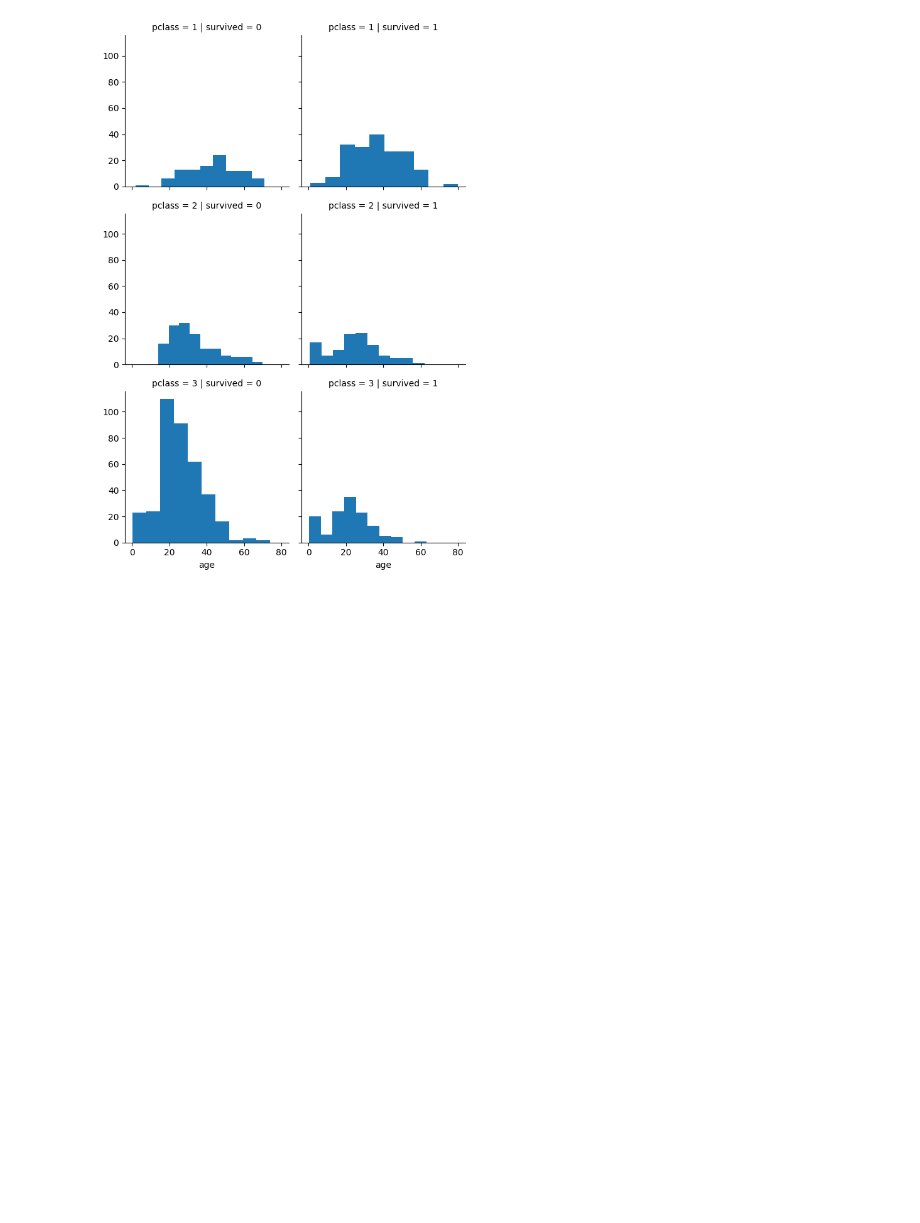
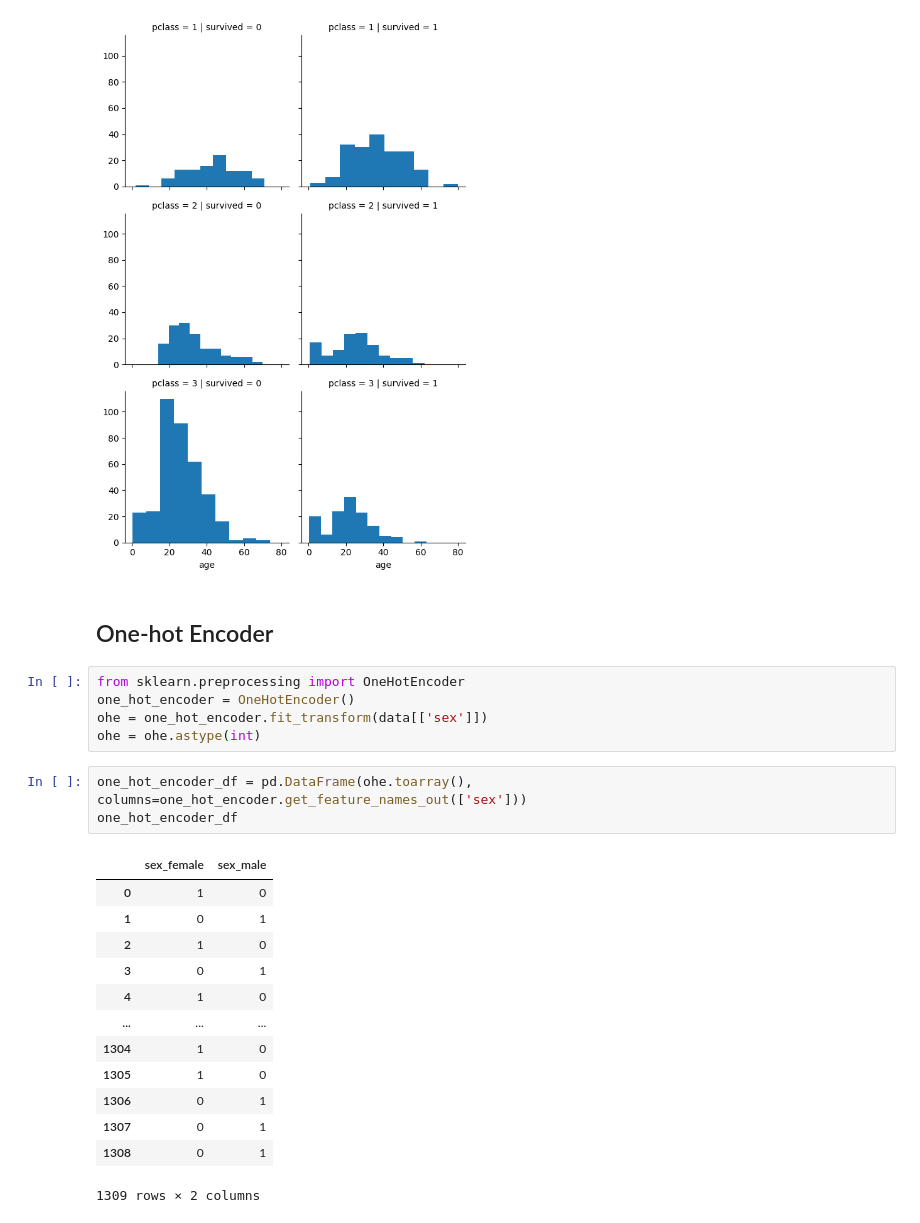
Before and after one commit to oscardbocanegra/projects, a Jupyter notebook: machine_learning/clasificacion/titanic.ipynb, the cells around one changed output. Cells and saved outputs as stored; diff of their text form; blank space fills up the shorter version.

```diff
--- a/machine_learning/clasificacion/titanic.ipynb
+++ b/machine_learning/clasificacion/titanic.ipynb
@@ -152,3 +152,27 @@ grid.add_legend()
 # %% [output]
 <seaborn.axisgrid.FacetGrid at 0x...>
 [figure]
+# %% [markdown]
+## One-hot Encoder
+# %%
+from sklearn.preprocessing import OneHotEncoder
+one_hot_encoder = OneHotEncoder()
+ohe = one_hot_encoder.fit_transform(data[['sex']])
+ohe = ohe.astype(int)
+# %%
+one_hot_encoder_df = pd.DataFrame(ohe.toarray(), columns=one_hot_encoder.get_feature_names_out(['sex']))
+one_hot_encoder_df
+# %% [output]
+|  | sex_female | sex_male |
+| 0 | 1 | 0 |
+| 1 | 0 | 1 |
+| 2 | 1 | 0 |
+| 3 | 0 | 1 |
+| 4 | 1 | 0 |
+| ... | ... | ... |
+| 1304 | 1 | 0 |
+| 1305 | 1 | 0 |
+| 1306 | 0 | 1 |
+| 1307 | 0 | 1 |
+| 1308 | 0 | 1 |
+1309 rows × 2 columns
```
Also changed, not shown: parts of 4 cells of this notebook.
